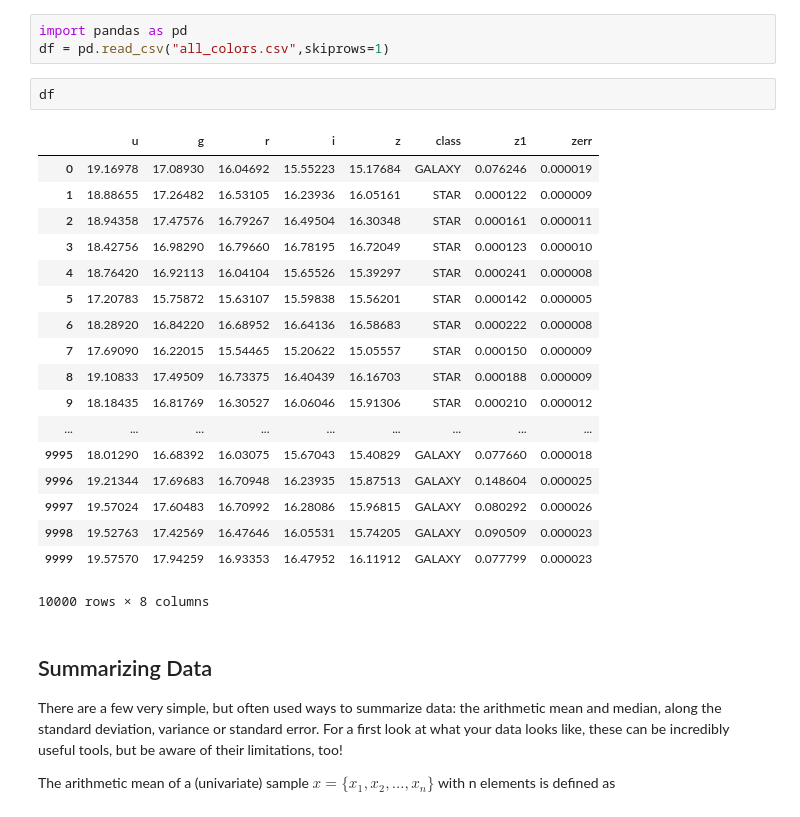
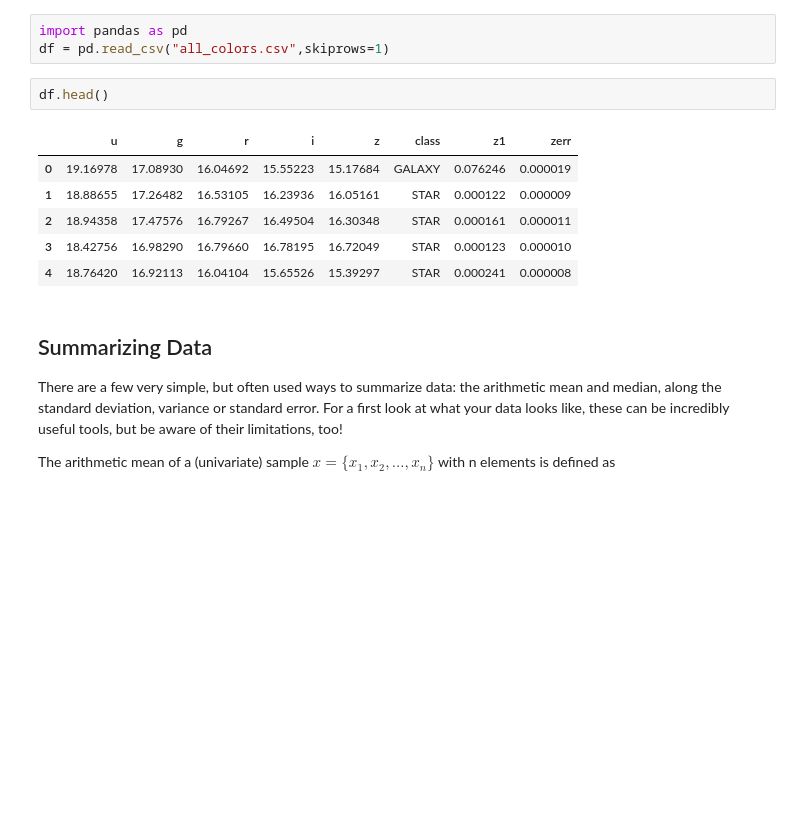
Before and after one commit to AstroHackWeek/AstroHackWeek2015, a Jupyter notebook: day1/day1_numericalsummaries.ipynb, the cells around one changed output. Cells and saved outputs as stored; diff of their text form; blank space fills up the shorter version.

```diff
--- a/day1/day1_numericalsummaries.ipynb
+++ b/day1/day1_numericalsummaries.ipynb
@@ -36,26 +36,14 @@ if not os.path.exists('all_colors.csv'):
 import pandas as pd
 df = pd.read_csv("all_colors.csv",skiprows=1)
 # %%
-df
+df.head()
 # %% [output]
 |  | u | g | r | i | z | class | z1 | zerr |
 | 0 | 19.16978 | 17.08930 | 16.04692 | 15.55223 | 15.17684 | GALAXY | 0.076246 | 0.000019 |
 | 1 | 18.88655 | 17.26482 | 16.53105 | 16.23936 | 16.05161 | STAR | 0.000122 | 0.000009 |
 | 2 | 18.94358 | 17.47576 | 16.79267 | 16.49504 | 16.30348 | STAR | 0.000161 | 0.000011 |
 | 3 | 18.42756 | 16.98290 | 16.79660 | 16.78195 | 16.72049 | STAR | 0.000123 | 0.000010 |
 | 4 | 18.76420 | 16.92113 | 16.04104 | 15.65526 | 15.39297 | STAR | 0.000241 | 0.000008 |
-| 5 | 17.20783 | 15.75872 | 15.63107 | 15.59838 | 15.56201 | STAR | 0.000142 | 0.000005 |
-| 6 | 18.28920 | 16.84220 | 16.68952 | 16.64136 | 16.58683 | STAR | 0.000222 | 0.000008 |
-| 7 | 17.69090 | 16.22015 | 15.54465 | 15.20622 | 15.05557 | STAR | 0.000150 | 0.000009 |
-| 8 | 19.10833 | 17.49509 | 16.73375 | 16.40439 | 16.16703 | STAR | 0.000188 | 0.000009 |
-| 9 | 18.18435 | 16.81769 | 16.30527 | 16.06046 | 15.91306 | STAR | 0.000210 | 0.000012 |
-| ... | ... | ... | ... | ... | ... | ... | ... | ... |
-| 9995 | 18.01290 | 16.68392 | 16.03075 | 15.67043 | 15.40829 | GALAXY | 0.077660 | 0.000018 |
-| 9996 | 19.21344 | 17.69683 | 16.70948 | 16.23935 | 15.87513 | GALAXY | 0.148604 | 0.000025 |
-| 9997 | 19.57024 | 17.60483 | 16.70992 | 16.28086 | 15.96815 | GALAXY | 0.080292 | 0.000026 |
-| 9998 | 19.52763 | 17.42569 | 16.47646 | 16.05531 | 15.74205 | GALAXY | 0.090509 | 0.000023 |
-| 9999 | 19.57570 | 17.94259 | 16.93353 | 16.47952 | 16.11912 | GALAXY | 0.077799 | 0.000023 |
-10000 rows × 8 columns
 # %% [markdown]
 ## Summarizing Data
 
```
Also changed, not shown: parts of 30 cells of this notebook, 1 other file.
